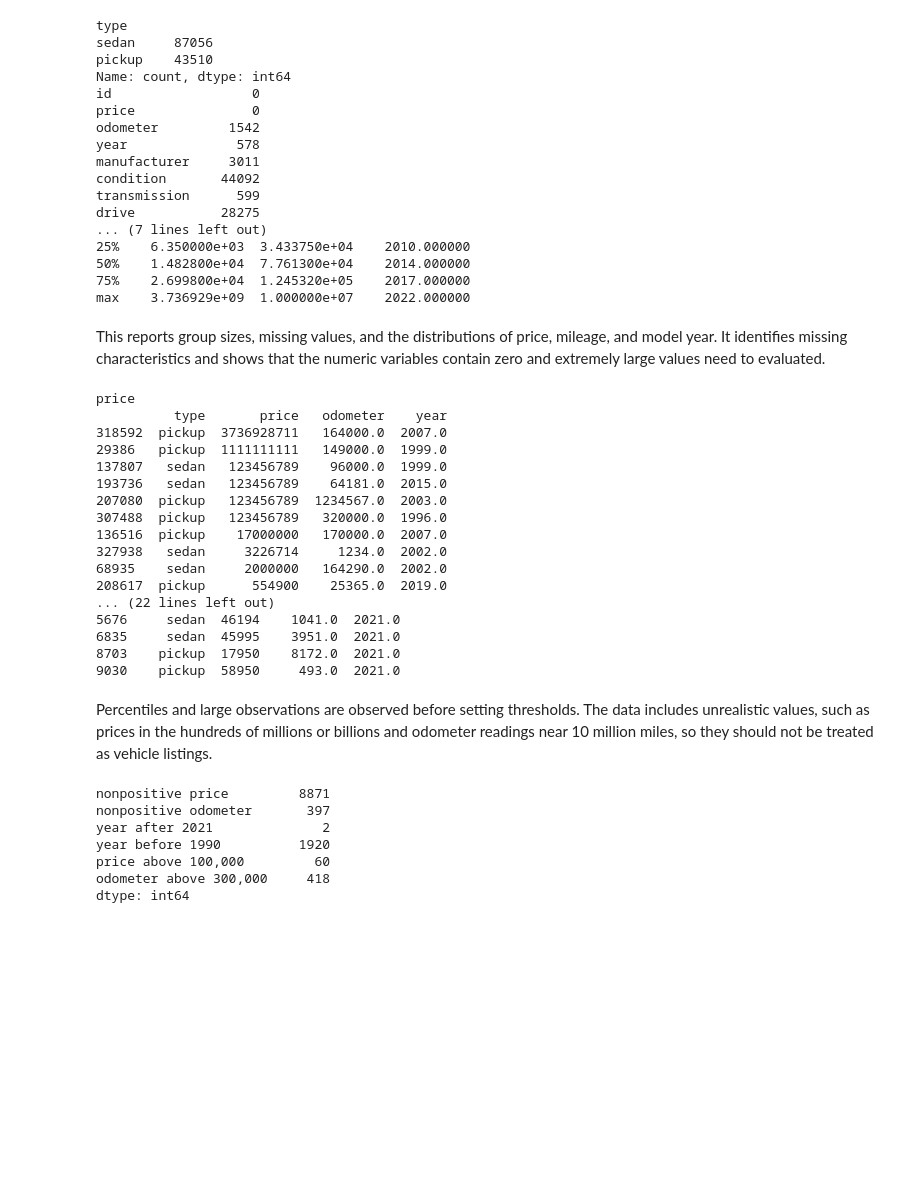
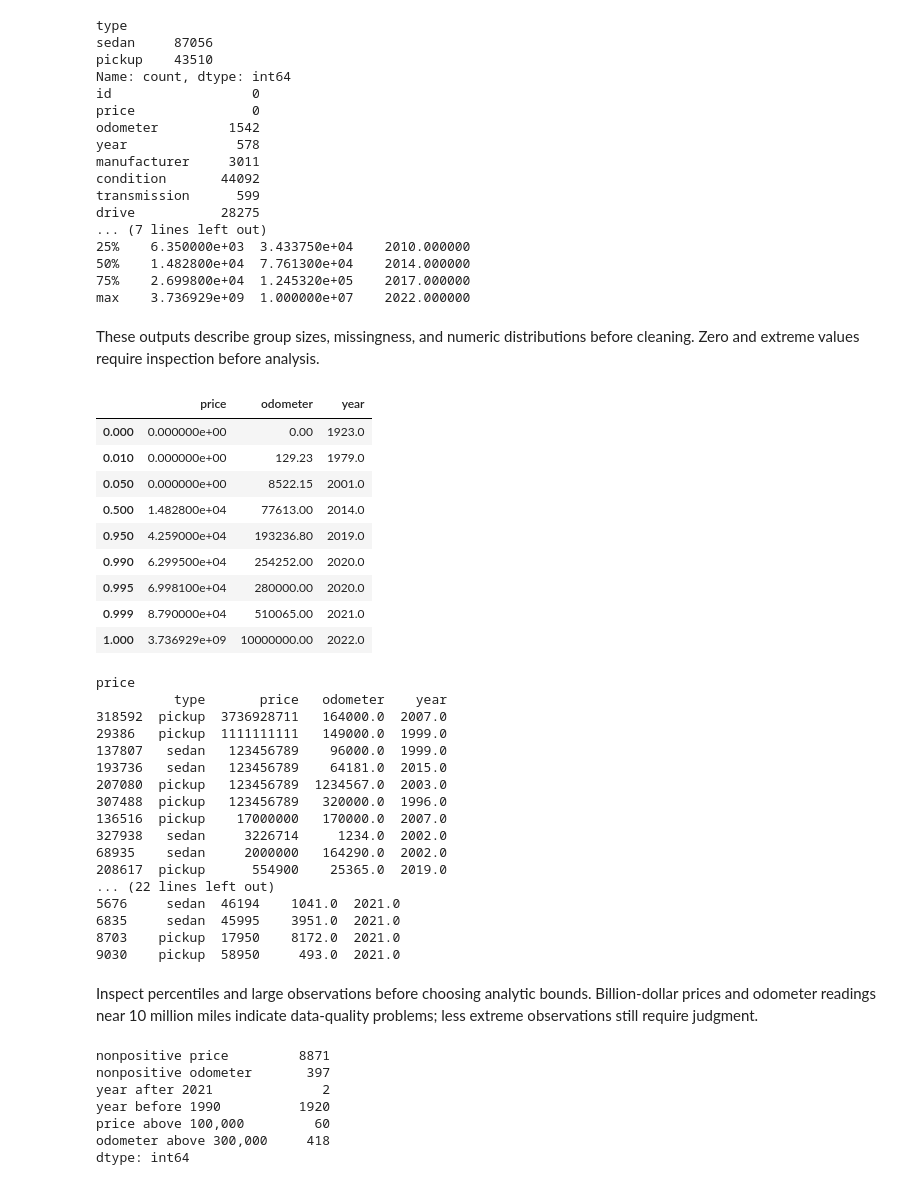
Before and after one commit to masikomamba/data_mining, a Jupyter notebook: checkpoint1/Checkpoint1_notebook.ipynb, the cells around one changed output. Saved outputs shown, nothing was run; the diff lists cells and outputs as text; code cells hidden in the pictures; blank space fills up the shorter version.

```diff
--- a/checkpoint1/Checkpoint1_notebook.ipynb
+++ b/checkpoint1/Checkpoint1_notebook.ipynb
@@ -133,16 +182,24 @@ drive           28275
 75%    2.699800e+04  1.245320e+05    2017.000000
 max    3.736929e+09  1.000000e+07    2022.000000
 # %% [markdown]
-This reports group sizes, missing values, and the distributions of price, mileage, and model year. It identifies missing characteristics and shows that the numeric variables contain zero and extremely large values need to evaluated.
+These outputs describe group sizes, missingness, and numeric distributions before cleaning. Zero and extreme values require inspection before analysis.
 # %%
 numeric_cols = ["price", "odometer", "year"]
-
-subset_type[numeric_cols].quantile([0, 0.01, 0.05, 0.50, 0.95, 0.99, 0.995, 0.999, 1])
-
+display(subset_type[numeric_cols].quantile([0, 0.01, 0.05, 0.50, 0.95, 0.99, 0.995, 0.999, 1]))
 for column in numeric_cols:
     print(f"\n{column}")
     print(subset_type.nlargest(10, column)[["type", "price", "odometer", "year"]])
 # %% [output]
+|  | price | odometer | year |
+| 0.000 | 0.000000e+00 | 0.00 | 1923.0 |
+| 0.010 | 0.000000e+00 | 129.23 | 1979.0 |
+| 0.050 | 0.000000e+00 | 8522.15 | 2001.0 |
+| 0.500 | 1.482800e+04 | 77613.00 | 2014.0 |
+| 0.950 | 4.259000e+04 | 193236.80 | 2019.0 |
+| 0.990 | 6.299500e+04 | 254252.00 | 2020.0 |
+| 0.995 | 6.998100e+04 | 280000.00 | 2020.0 |
+| 0.999 | 8.790000e+04 | 510065.00 | 2021.0 |
+| 1.000 | 3.736929e+09 | 10000000.00 | 2022.0 |
 price
           type       price   odometer    year
 318592  pickup  3736928711   164000.0  2007.0
@@ -161,7 +218,7 @@ price
 8703    pickup  17950    8172.0  2021.0
 9030    pickup  58950     493.0  2021.0
 # %% [markdown]
-Percentiles and large observations are observed before setting thresholds. The data includes unrealistic values, such as prices in the hundreds of millions or billions and odometer readings near 10 million miles, so they should not be treated as vehicle listings.
+Inspect percentiles and large observations before choosing analytic bounds. Billion-dollar prices and odometer readings near 10 million miles indicate data-quality problems; less extreme observations still require judgment.
 # %%
 rules = {
     "nonpositive price": subset_type["price"] <= 0,
```
Also changed, not shown: parts of 24 cells of this notebook, 3 other files.
